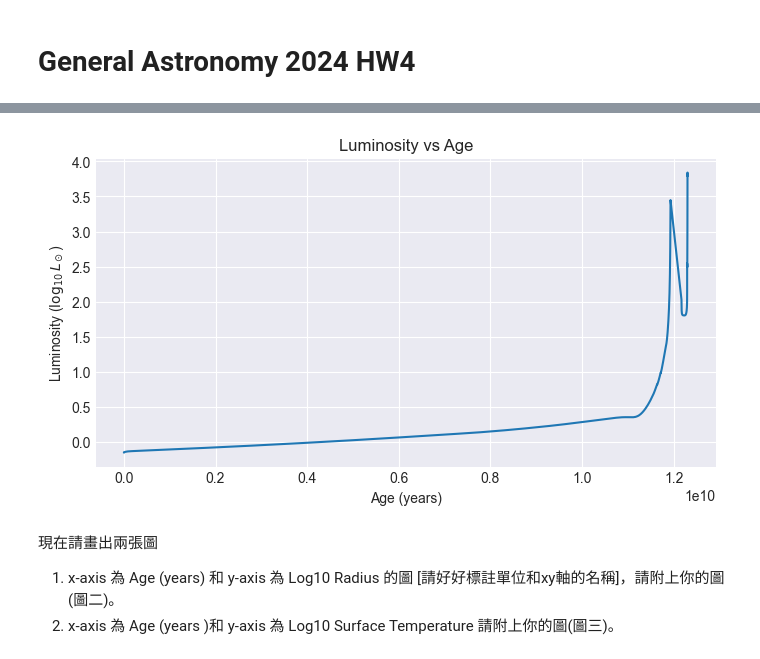
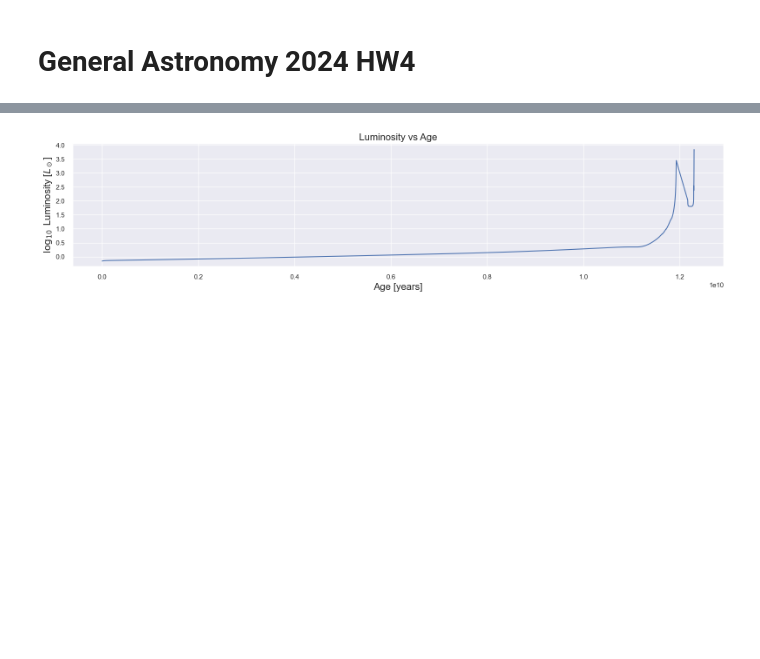
Before and after one commit to GWFrank/GA-2024, a Jupyter notebook: hw4/p1.ipynb, the cells around one changed output, grey strips where cells are left out. Saved outputs shown, nothing was run; the diff lists cells and outputs as text; code cells hidden in the pictures; blank space fills up the shorter version.

```diff
--- a/hw4/p1.ipynb
+++ b/hw4/p1.ipynb
@@ -6,7 +6,8 @@ import pandas as pd
 import matplotlib.pyplot as plt
 import seaborn as sns
 # %%
-plt.style.use("seaborn-v0_8-darkgrid")
+plt.style.use("seaborn-v0_8")
+sns.set_theme(style="darkgrid")
 # %%
 summary_column_names = """Step number
 Age
@@ -62,16 +93,14 @@ display(p1_1_df)
 # %%
 age_years = p1_1_df["Age"]
 log_luminosity = p1_1_df["Luminosity"] # Log10 L
 
-plt.figure(figsize=(8, 4), dpi=100)
+plt.figure(figsize=(16, 4), dpi=100)
 plt.plot(age_years, log_luminosity)
-plt.xlabel("Age (years)")
-plt.ylabel("Luminosity ($\log_{10}{L_\odot}$)")
-plt.title("Luminosity vs Age")
+plt.xlabel("Age [years]", fontsize=16)
+plt.ylabel("$\log_{10}$ Luminosity [${L_\odot}$]", fontsize=16)
+plt.title("Luminosity vs Age", fontsize=16)
+plt.tight_layout()
+plt.savefig("p1-1_luminosity_vs_age.png", dpi=300)
 plt.show()
 # %% [output]
-[figure, old version]
+[figure, new version]
-# %% [markdown]
-現在請畫出兩張圖
-1. x-axis 為 Age (years) 和 y-axis 為 Log10 Radius 的圖 [請好好標註單位和xy軸的名稱]，請附上你的圖(圖二)。
-2. x-axis 為 Age (years )和 y-axis 為 Log10 Surface Temperature 請附上你的圖(圖三)。
```
Also changed, not shown: parts of 29 cells of this notebook, 13 other files.
